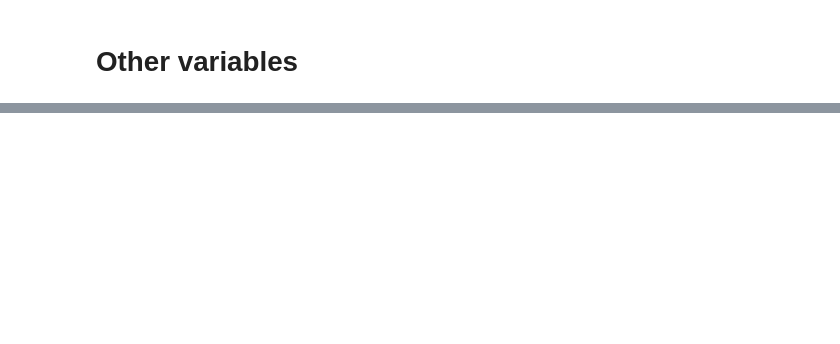
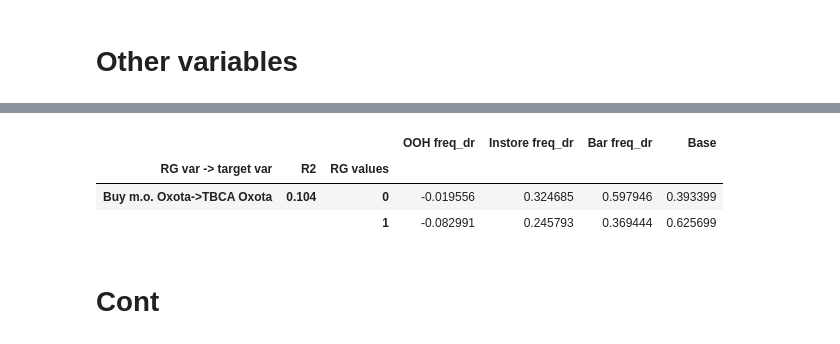
Before and after one commit to woskxmcnvb/XMedia, a Jupyter notebook: main_working_file.ipynb, the cells around one changed output, grey strips where cells are left out. Cells and saved outputs as stored; diff of their text form; code cells hidden in the pictures; blank space fills up the shorter version.

```diff
--- a/main_working_file.ipynb
+++ b/main_working_file.ipynb
@@ -485,0 +411,29 @@ dtype: float64
+# %%
+# один RG variables
+
+model_data = pd.read_csv('model_data.csv')
+model_spec = {
+    #'Target variables': 'TBCA Oxota',
+    'Target variables': ['TBCA Oxota'],
+    'Campaign variables': [
+        {'Name': 'OOH freq',     'Alpha': 2, 'Gamma': 12},
+        {'Name': 'Instore freq', 'Alpha': 2, 'Gamma': 4},
+        {'Name': 'Bar freq',     'Alpha': 8, 'Gamma': 4},
+    ],
+    'Other variables': None,
+    'Relevance groups variable': ['Buy m.o. Oxota'],
+    'Subsample variables': None
+}
+
+
+xmc = MediaContributionCalculator()
+model_spec = xmc.CheckFixSpec(model_data, model_spec)
+
+xmc.ValidateRGVariables(model_data, model_spec)
+# %% [output]
+|  |  |  | OOH freq_dr | Instore freq_dr | Bar freq_dr | Base |
+| RG var -> target var | R2 | RG values |  |  |  |  |
+| Buy m.o. Oxota->TBCA Oxota | 0.104 | 0 | -0.019556 | 0.324685 | 0.597946 | 0.393399 |
+|  |  | 1 | -0.082991 | 0.245793 | 0.369444 | 0.625699 |
+# %% [markdown]
+# Cont
```
Also changed, not shown: parts of 29 cells of this notebook, 3 other files.
